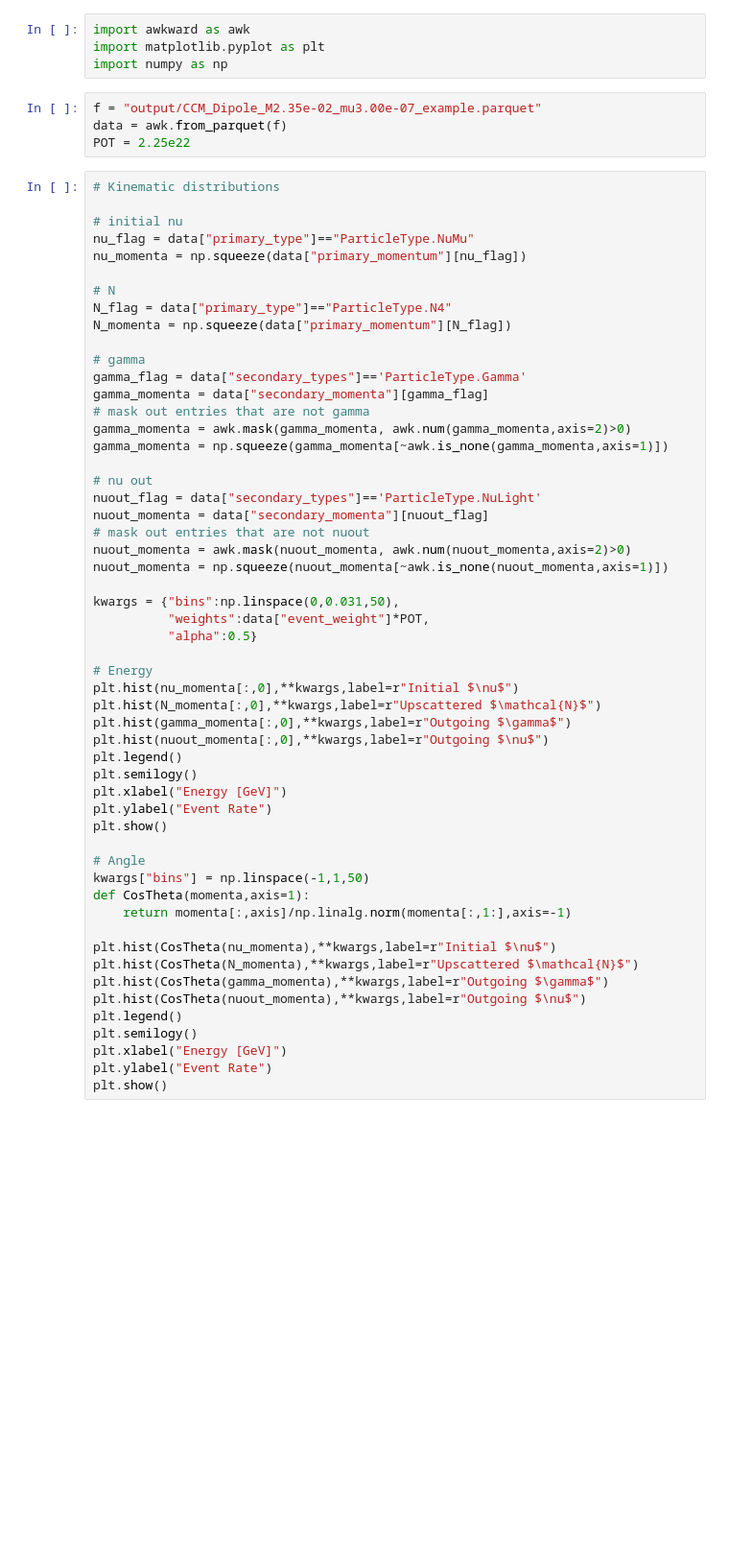
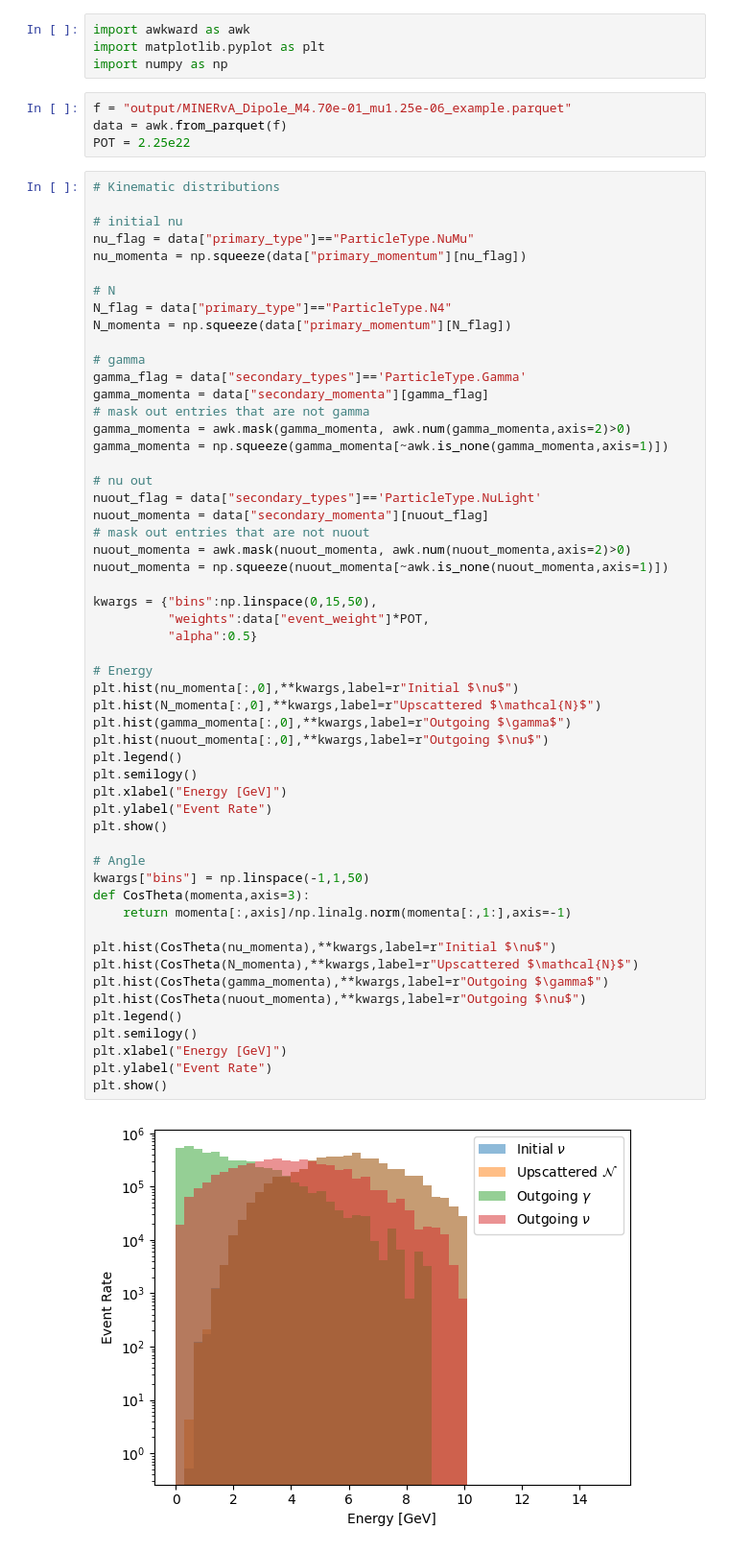
Before and after one commit to Harvard-Neutrino/SIREN, a Jupyter notebook: resources/Examples/Example2/PaperPlots.ipynb, the cells around one changed output. Shown at 96% size. Saved outputs shown, nothing was run; the diff lists cells and outputs as text; blank space fills up the shorter version.

```diff
--- a/resources/Examples/Example2/PaperPlots.ipynb
+++ b/resources/Examples/Example2/PaperPlots.ipynb
@@ -3,7 +3,7 @@ import awkward as awk
 import matplotlib.pyplot as plt
 import numpy as np
 # %%
-f = "output/CCM_Dipole_M2.35e-02_mu3.00e-07_example.parquet"
+f = "output/MINERvA_Dipole_M4.70e-01_mu1.25e-06_example.parquet"
 data = awk.from_parquet(f)
 POT = 2.25e22
 # %%
@@ -31,32 +31,34 @@ nuout_momenta = data["secondary_momenta"][nuout_flag]
 nuout_momenta = awk.mask(nuout_momenta, awk.num(nuout_momenta,axis=2)>0)
 nuout_momenta = np.squeeze(nuout_momenta[~awk.is_none(nuout_momenta,axis=1)])
 
-kwargs = {"bins":np.linspace(0,0.031,50),
+kwargs = {"bins":np.linspace(0,15,50),
           "weights":data["event_weight"]*POT,
           "alpha":0.5}
 
 # Energy
 plt.hist(nu_momenta[:,0],**kwargs,label=r"Initial $\nu$")
 plt.hist(N_momenta[:,0],**kwargs,label=r"Upscattered $\mathcal{N}$")
 plt.hist(gamma_momenta[:,0],**kwargs,label=r"Outgoing $\gamma$")
 plt.hist(nuout_momenta[:,0],**kwargs,label=r"Outgoing $\nu$")
 plt.legend()
 plt.semilogy()
 plt.xlabel("Energy [GeV]")
 plt.ylabel("Event Rate")
 plt.show()
 
 # Angle
 kwargs["bins"] = np.linspace(-1,1,50)
-def CosTheta(momenta,axis=1):
+def CosTheta(momenta,axis=3):
     return momenta[:,axis]/np.linalg.norm(momenta[:,1:],axis=-1)
 
 plt.hist(CosTheta(nu_momenta),**kwargs,label=r"Initial $\nu$")
 plt.hist(CosTheta(N_momenta),**kwargs,label=r"Upscattered $\mathcal{N}$")
 plt.hist(CosTheta(gamma_momenta),**kwargs,label=r"Outgoing $\gamma$")
 plt.hist(CosTheta(nuout_momenta),**kwargs,label=r"Outgoing $\nu$")
 plt.legend()
 plt.semilogy()
 plt.xlabel("Energy [GeV]")
 plt.ylabel("Event Rate")
 plt.show()
+# %% [output]
+[figure, added]
```
Also changed, not shown: parts of 2 cells of this notebook, 16 other files.
